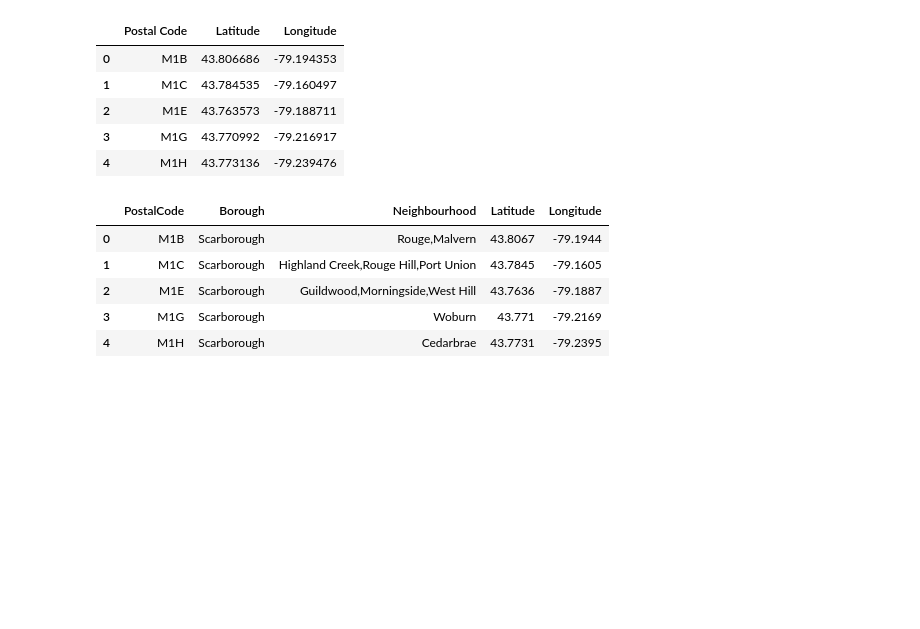
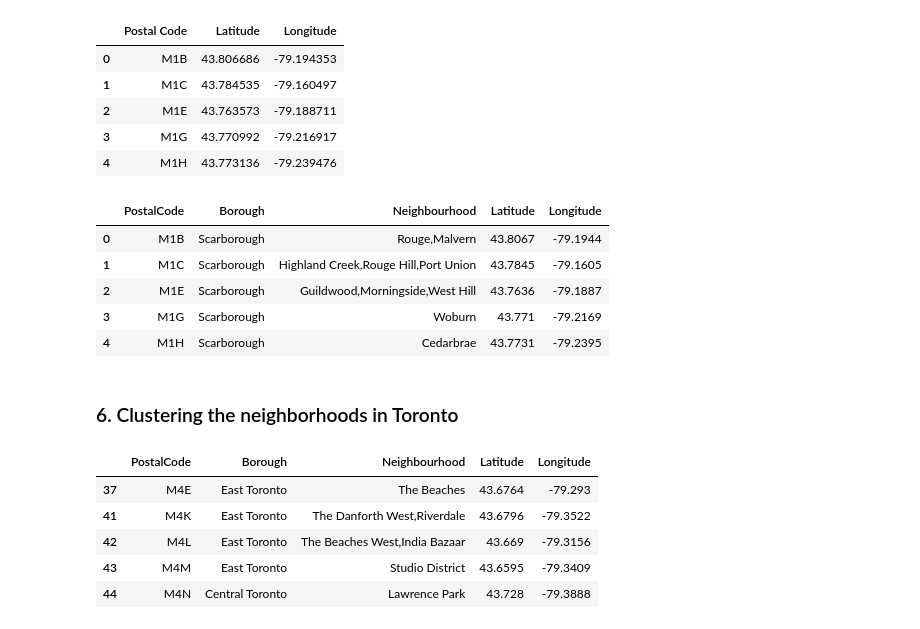
Before and after one commit to ElMehdiOuafiq/Coursera_Capstone, a Jupyter notebook: Week3-Part3.ipynb, the cells around one changed output. Cells and saved outputs as stored; diff of their text form; code cells hidden in the pictures; blank space fills up the shorter version.

```diff
--- a/Week3-Part3.ipynb
+++ b/Week3-Part3.ipynb
@@ -156,3 +156,16 @@ df2.head()
 | 2 | M1E | Scarborough | Guildwood,Morningside,West Hill | 43.7636 | -79.1887 |
 | 3 | M1G | Scarborough | Woburn | 43.771 | -79.2169 |
 | 4 | M1H | Scarborough | Cedarbrae | 43.7731 | -79.2395 |
+# %% [markdown]
+### 6. Clustering the neighborhoods in Toronto
+# %%
+df3 = df2.copy()
+df3 = df3[df2.Borough.str.contains("Toronto")]
+df3.head()
+# %% [output]
+|  | PostalCode | Borough | Neighbourhood | Latitude | Longitude |
+| 37 | M4E | East Toronto | The Beaches | 43.6764 | -79.293 |
+| 41 | M4K | East Toronto | The Danforth West,Riverdale | 43.6796 | -79.3522 |
+| 42 | M4L | East Toronto | The Beaches West,India Bazaar | 43.669 | -79.3156 |
+| 43 | M4M | East Toronto | Studio District | 43.6595 | -79.3409 |
+| 44 | M4N | Central Toronto | Lawrence Park | 43.728 | -79.3888 |
```
Also changed, not shown: parts of 1 cell of this notebook.
